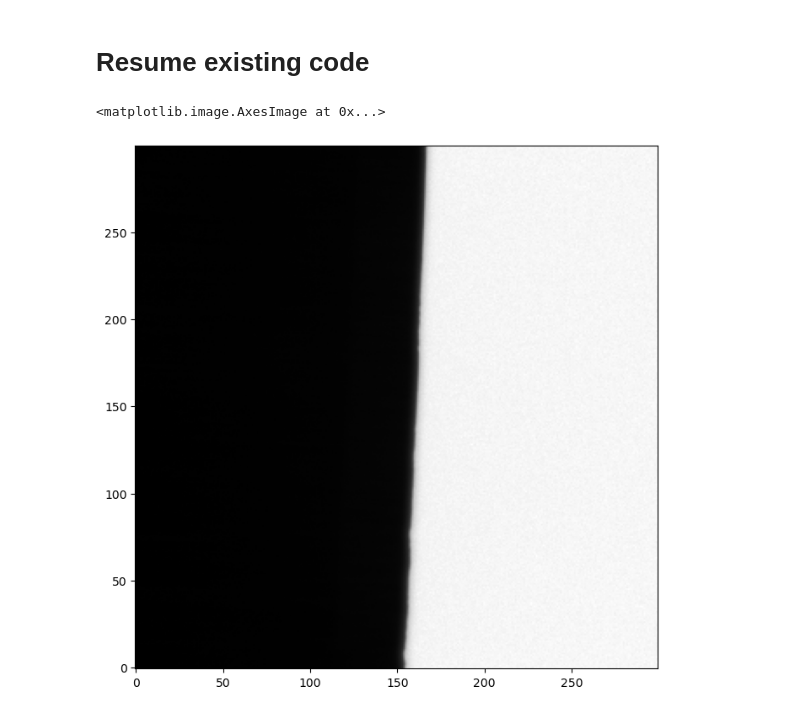
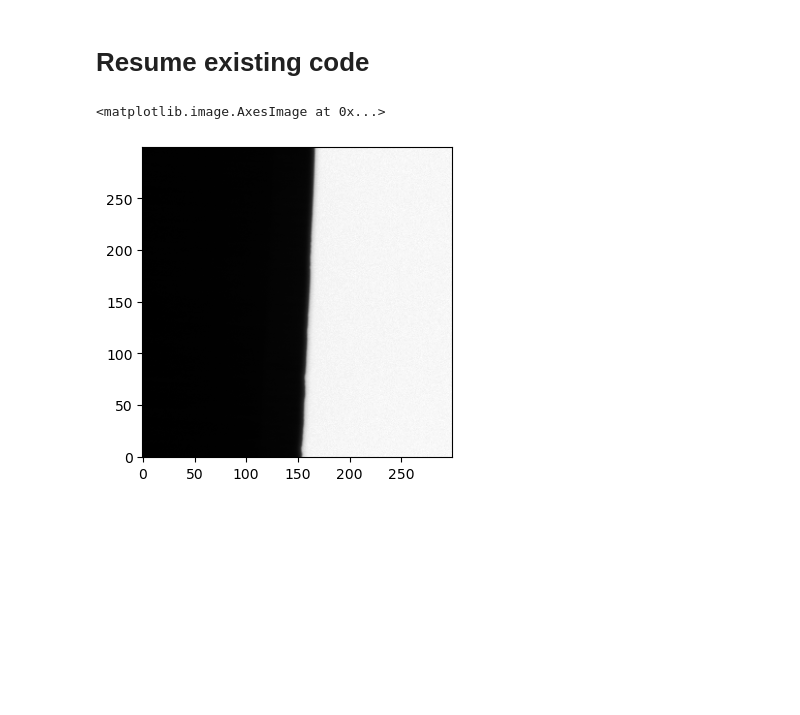
Before and after one commit to kwokkenton/optea, a Jupyter notebook: Srayan_mtf-extraction/fakahil_mtf_condensed.ipynb, the cells around one changed output. Drawn from its saved outputs; the diff is of its cells as text; code cells hidden in the pictures; blank space fills up the shorter version.

Commit message:
f/a plot

```diff
--- a/Srayan_mtf-extraction/fakahil_mtf_condensed.ipynb
+++ b/Srayan_mtf-extraction/fakahil_mtf_condensed.ipynb
@@ -37,9 +37,9 @@ edge = divided[11]
 # %% [markdown]
 # Resume existing code
 # %%
-plt.figure(figsize=(8,10))
+plt.figure(figsize=(4,5))
 plt.imshow(edge,origin='lower',cmap='gray')
 # plt.plot(x[:,0],y,'rx')
 # %% [output]
 <matplotlib.image.AxesImage at 0x...>
-[figure, old version]
+[figure, new version]
```
Also changed, not shown: parts of 4 cells of this notebook, 1 other file.
